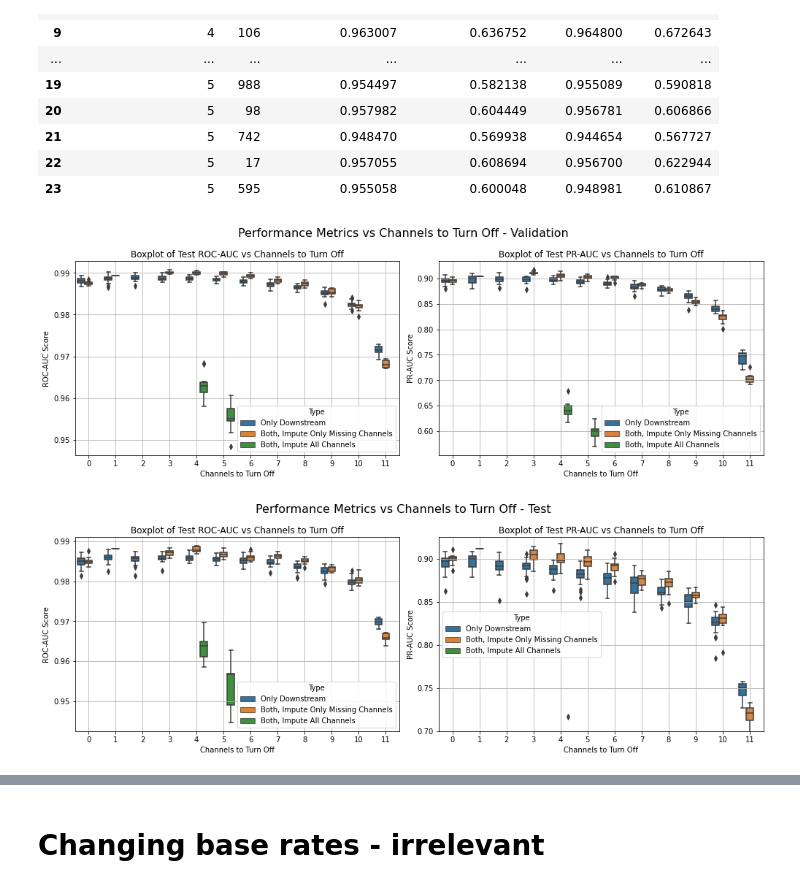
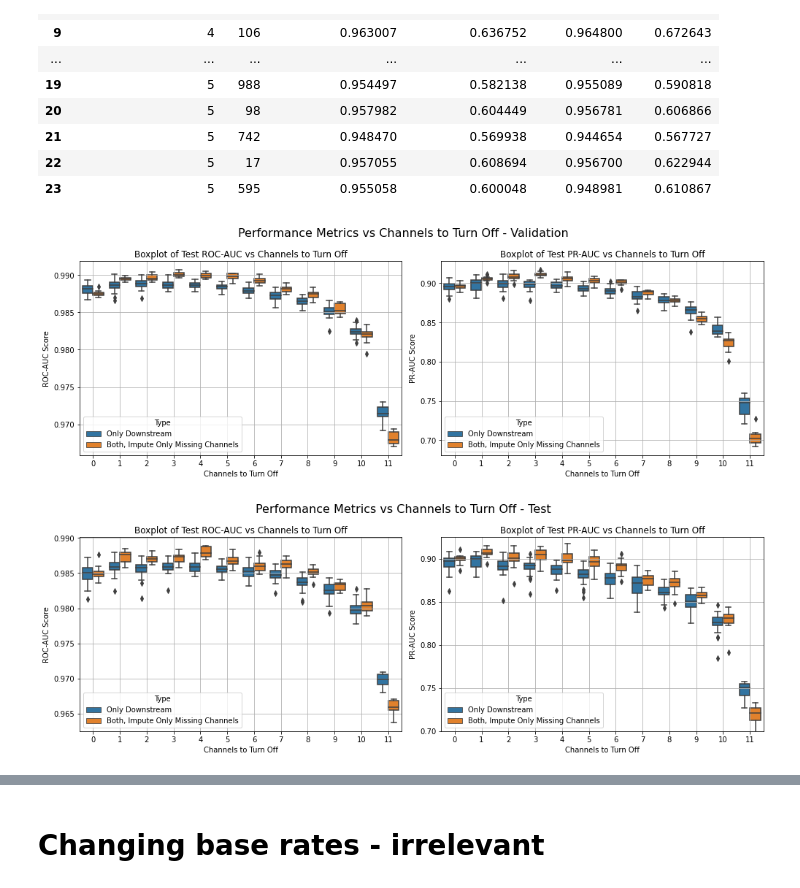
Before and after one commit to DavidHarar/downstream_classification, a Jupyter notebook: notebooks/10.2.ptb-data-V10-for-public-data-turning-off-channels.ipynb, the cells around one changed output, grey strips where cells are left out. Cells and saved outputs as stored; diff of their text form; code cells hidden in the pictures.

Commit message:
ADD: saving downstream models code

```diff
--- a/notebooks/10.2.ptb-data-V10-for-public-data-turning-off-channels.ipynb
+++ b/notebooks/10.2.ptb-data-V10-for-public-data-turning-off-channels.ipynb
@@ -248,8 +248,9 @@ fig, axs = plt.subplots(1, 2, figsize=(14, 5))
 # Combine the results for ROC-AUC and PR-AUC into a single DataFrame for easier plotting
 results_downstream['Type'] = 'Only Downstream'
 results_both['Type'] = 'Both, Impute Only Missing Channels'
-results_both_f['Type'] = 'Both, Impute All Channels'
-combined_results = pd.concat([results_downstream, results_both,results_both_f])
+combined_results = pd.concat([results_downstream, results_both])
+# results_both_f['Type'] = 'Both, Impute All Channels'
+# combined_results = pd.concat([results_downstream, results_both,results_both_f])
 
 # Boxplot for ROC-AUC
 sns.boxplot(x='channels_to_turn_off', y='validation-roc-auc', hue='Type', data=combined_results, ax=axs[0])
@@ -274,34 +275,35 @@ plt.show()
 import matplotlib.pyplot as plt
 import seaborn as sns
 
 # Create a figure with subplots
 fig, axs = plt.subplots(1, 2, figsize=(14, 5))
 
 # Combine the results for ROC-AUC and PR-AUC into a single DataFrame for easier plotting
 results_downstream['Type'] = 'Only Downstream'
 results_both['Type'] = 'Both, Impute Only Missing Channels'
-results_both_f['Type'] = 'Both, Impute All Channels'
-combined_results = pd.concat([results_downstream, results_both,results_both_f])
+combined_results = pd.concat([results_downstream, results_both])
+# results_both_f['Type'] = 'Both, Impute All Channels'
+# combined_results = pd.concat([results_downstream, results_both,results_both_f])
 
 # Boxplot for ROC-AUC
 sns.boxplot(x='channels_to_turn_off', y='test-roc-auc', hue='Type', data=combined_results, ax=axs[0])
 axs[0].set_title('Boxplot of Test ROC-AUC vs Channels to Turn Off')
 axs[0].set_xlabel('Channels to Turn Off')
 axs[0].set_ylabel('ROC-AUC Score')
 axs[0].grid(True)
 
 # Boxplot for PR-AUC
 sns.boxplot(x='channels_to_turn_off', y='test-pr-auc', hue='Type', data=combined_results, ax=axs[1])
 axs[1].set_title('Boxplot of Test PR-AUC vs Channels to Turn Off')
 axs[1].set_xlabel('Channels to Turn Off')
 axs[1].set_ylabel('PR-AUC Score')
 axs[1].grid(True)
 axs[1].set_ylim((0.7,0.925))
 
 # Show the plots
 plt.suptitle('Performance Metrics vs Channels to Turn Off - Test', fontsize=16)
 plt.tight_layout()
 plt.show()
 # %% [output]
-[figure, old version]
+[figure, new version]
-[figure, old version]
+[figure, new version]
```
Also changed, not shown: parts of 3 cells of this notebook, 40 other files.
